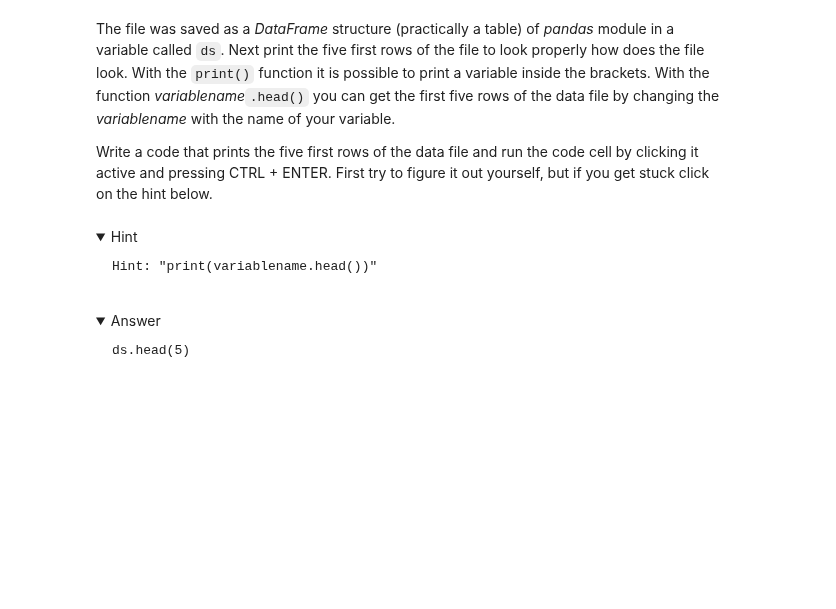
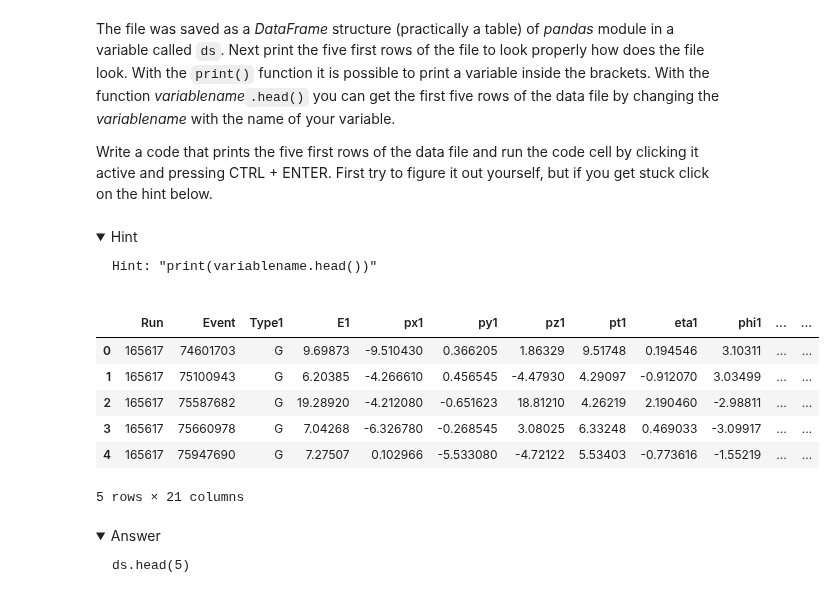
Before and after one commit to olaiya/zboson-exercise, a Jupyter notebook: Exercise.ipynb, the cells around one changed output. Drawn from its saved outputs; the diff is of its cells as text; code cells hidden in the pictures; folded sections open; blank space fills up the shorter version.

```diff
--- a/Exercise.ipynb
+++ b/Exercise.ipynb
@@ -336,6 +304,16 @@ Write a code that prints the five first rows of the data file and run the code c
 
     Hint: "print(variablename.head())"
 </details>
+# %%
+ ds.head(5)
+# %% [output]
+|  | Run | Event | Type1 | E1 | px1 | py1 | pz1 | pt1 | eta1 | phi1 | ... | ... |
+| 0 | 165617 | 74601703 | G | 9.69873 | -9.510430 | 0.366205 | 1.86329 | 9.51748 | 0.194546 | 3.10311 | ... | ... |
+| 1 | 165617 | 75100943 | G | 6.20385 | -4.266610 | 0.456545 | -4.47930 | 4.29097 | -0.912070 | 3.03499 | ... | ... |
+| 2 | 165617 | 75587682 | G | 19.28920 | -4.212080 | -0.651623 | 18.81210 | 4.26219 | 2.190460 | -2.98811 | ... | ... |
+| 3 | 165617 | 75660978 | G | 7.04268 | -6.326780 | -0.268545 | 3.08025 | 6.33248 | 0.469033 | -3.09917 | ... | ... |
+| 4 | 165617 | 75947690 | G | 7.27507 | 0.102966 | -5.533080 | -4.72122 | 5.53403 | -0.773616 | -1.55219 | ... | ... |
+5 rows × 21 columns
 # %% [markdown]
 <details>
     <summary>Answer</summary>
```
Also changed, not shown: parts of 82 cells of this notebook.
